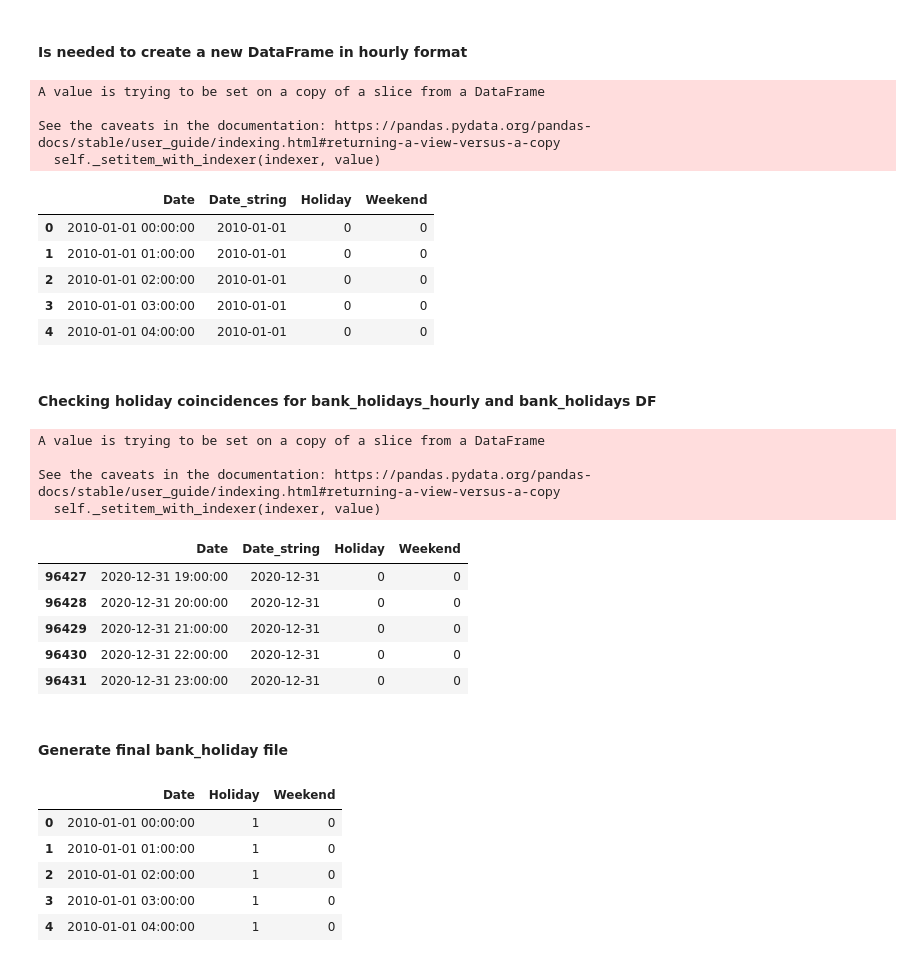
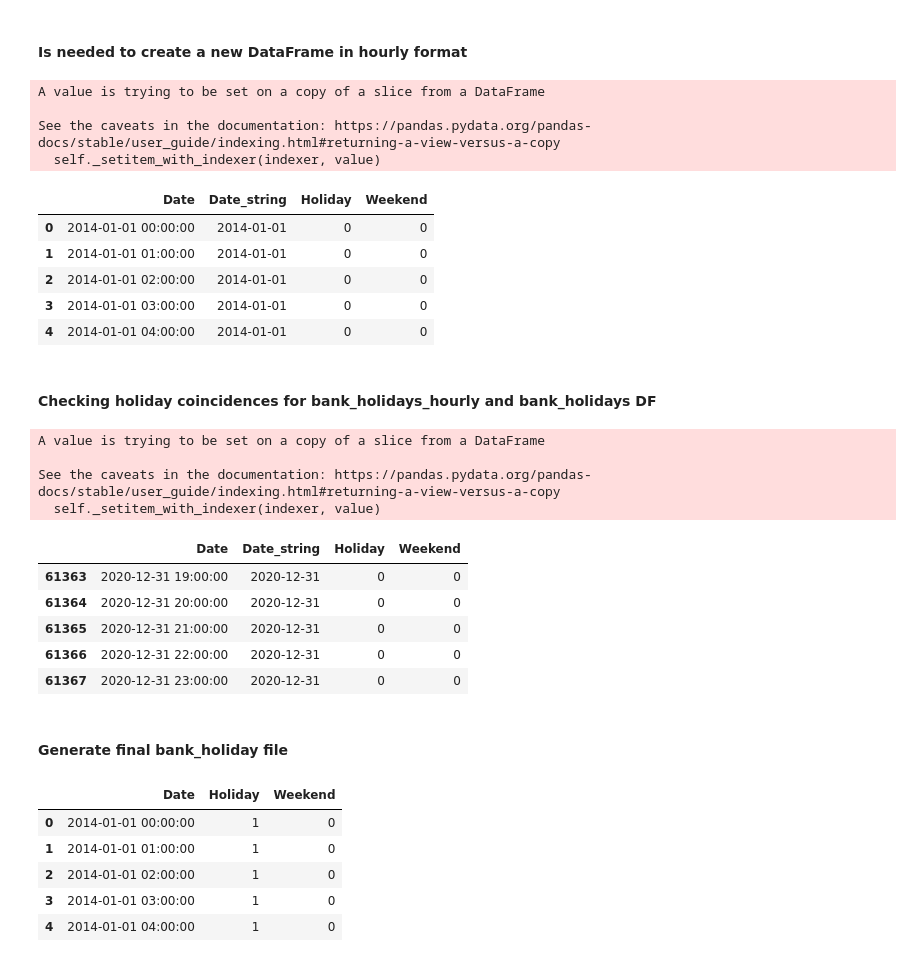
Before and after one commit to clagodmor/deep_price_forecast, a Jupyter notebook: DATA/Bank_Holidays_processing.ipynb, the cells around one changed output. Drawn from its saved outputs; the diff is of its cells as text; code cells hidden in the pictures.

Commit message:
changed data started

```diff
--- a/DATA/Bank_Holidays_processing.ipynb
+++ b/DATA/Bank_Holidays_processing.ipynb
@@ -41,32 +41,32 @@ bank_holidays.head()
 bank_holidays_hourly = pd.DataFrame()
 # %%
 # 'Date' serie in hourly format
-date_range = pd.date_range(start='2010-01-01 00:00:00', end='2020-12-31 23:00:00', freq='1H')
+date_range = pd.date_range(start='2014-01-01 00:00:00', end='2020-12-31 23:00:00', freq='1H')
 bank_holidays_hourly['Date'] = pd.Series(date_range)
 
 # 'Date_string' serie as 'Date' serie in string format
 bank_holidays_hourly['Date_string'] = bank_holidays_hourly['Date'].dt.strftime('%Y-%m-%d')
 
 # 'Holiday' serie initialized to zero
 bank_holidays_hourly['Holiday'] = 0
 
 # 'Weekend' serie: if weekday = 5 or weekday = 6 -> 1 else 0
 bank_holidays_hourly['Weekend'] = 0
 for index, elem in bank_holidays_hourly['Date'].iteritems():
     if (elem.weekday() == 5) | (elem.weekday() == 6):
         bank_holidays_hourly['Weekend'].iloc[index] = 1
 bank_holidays_hourly.head()
 # %% [output]
 A value is trying to be set on a copy of a slice from a DataFrame
 
 See the caveats in the documentation: https://pandas.pydata.org/pandas-docs/stable/user_guide/indexing.html#returning-a-view-versus-a-copy
   self._setitem_with_indexer(indexer, value)
 |  | Date | Date_string | Holiday | Weekend |
-| 0 | 2010-01-01 00:00:00 | 2010-01-01 | 0 | 0 |
-| 1 | 2010-01-01 01:00:00 | 2010-01-01 | 0 | 0 |
-| 2 | 2010-01-01 02:00:00 | 2010-01-01 | 0 | 0 |
-| 3 | 2010-01-01 03:00:00 | 2010-01-01 | 0 | 0 |
-| 4 | 2010-01-01 04:00:00 | 2010-01-01 | 0 | 0 |
+| 0 | 2014-01-01 00:00:00 | 2014-01-01 | 0 | 0 |
+| 1 | 2014-01-01 01:00:00 | 2014-01-01 | 0 | 0 |
+| 2 | 2014-01-01 02:00:00 | 2014-01-01 | 0 | 0 |
+| 3 | 2014-01-01 03:00:00 | 2014-01-01 | 0 | 0 |
+| 4 | 2014-01-01 04:00:00 | 2014-01-01 | 0 | 0 |
 # %% [markdown]
 #### Checking holiday coincidences for bank_holidays_hourly and bank_holidays DF
 # %%
@@ -81,11 +81,11 @@ A value is trying to be set on a copy of a slice from a DataFrame
 See the caveats in the documentation: https://pandas.pydata.org/pandas-docs/stable/user_guide/indexing.html#returning-a-view-versus-a-copy
   self._setitem_with_indexer(indexer, value)
 |  | Date | Date_string | Holiday | Weekend |
-| 96427 | 2020-12-31 19:00:00 | 2020-12-31 | 0 | 0 |
-| 96428 | 2020-12-31 20:00:00 | 2020-12-31 | 0 | 0 |
-| 96429 | 2020-12-31 21:00:00 | 2020-12-31 | 0 | 0 |
-| 96430 | 2020-12-31 22:00:00 | 2020-12-31 | 0 | 0 |
-| 96431 | 2020-12-31 23:00:00 | 2020-12-31 | 0 | 0 |
+| 61363 | 2020-12-31 19:00:00 | 2020-12-31 | 0 | 0 |
+| 61364 | 2020-12-31 20:00:00 | 2020-12-31 | 0 | 0 |
+| 61365 | 2020-12-31 21:00:00 | 2020-12-31 | 0 | 0 |
+| 61366 | 2020-12-31 22:00:00 | 2020-12-31 | 0 | 0 |
+| 61367 | 2020-12-31 23:00:00 | 2020-12-31 | 0 | 0 |
 # %% [markdown]
 #### Generate final bank_holiday file
 # %%
@@ -93,10 +93,10 @@ bank_holidays_final = bank_holidays_hourly[['Date','Holiday','Weekend']]
 bank_holidays_final.head()
 # %% [output]
 |  | Date | Holiday | Weekend |
-| 0 | 2010-01-01 00:00:00 | 1 | 0 |
-| 1 | 2010-01-01 01:00:00 | 1 | 0 |
-| 2 | 2010-01-01 02:00:00 | 1 | 0 |
-| 3 | 2010-01-01 03:00:00 | 1 | 0 |
-| 4 | 2010-01-01 04:00:00 | 1 | 0 |
+| 0 | 2014-01-01 00:00:00 | 1 | 0 |
+| 1 | 2014-01-01 01:00:00 | 1 | 0 |
+| 2 | 2014-01-01 02:00:00 | 1 | 0 |
+| 3 | 2014-01-01 03:00:00 | 1 | 0 |
+| 4 | 2014-01-01 04:00:00 | 1 | 0 |
 # %%
 bank_holidays_final.to_csv('Files/Bank_Holidays_Final.csv', sep = '^', index=False)
```
Also changed, not shown: 1 other file.
